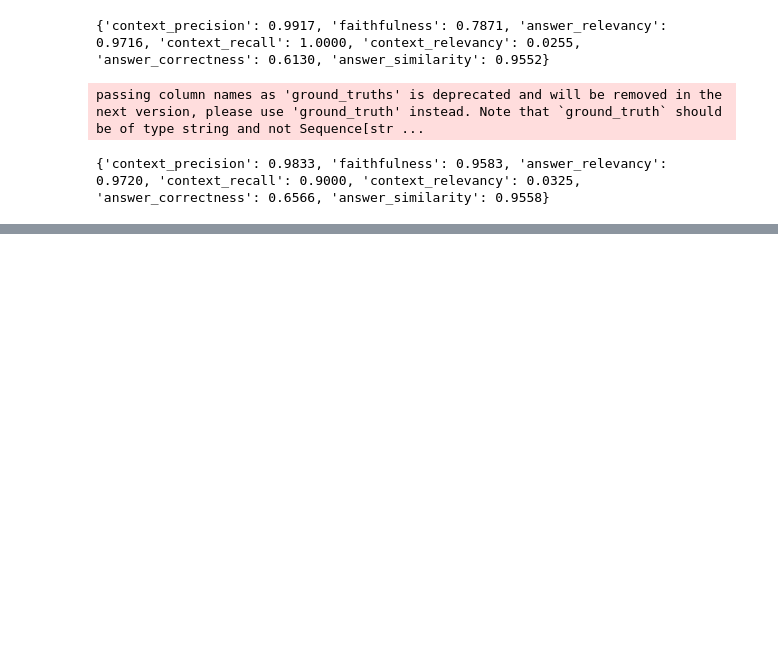
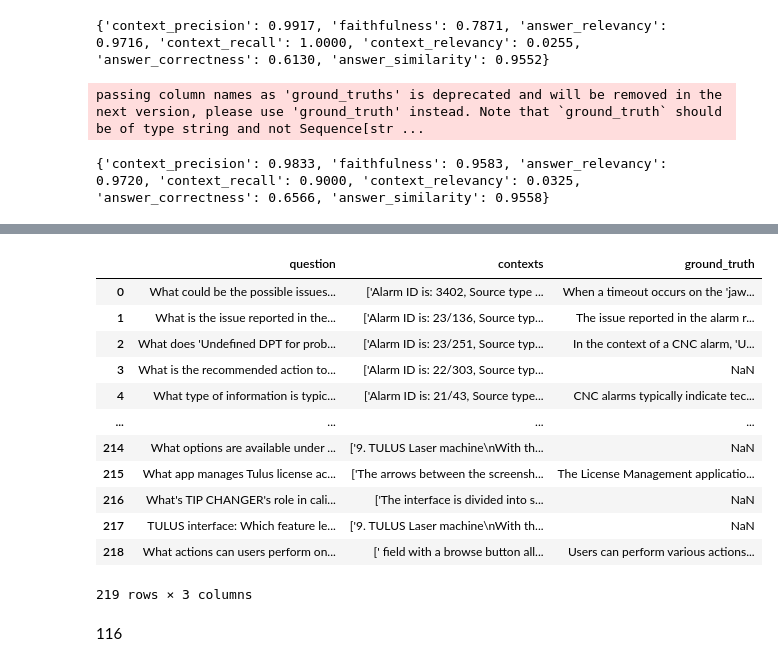
Before and after one commit to hadi-ibra/prima-power-hmi-assistant, a Jupyter notebook: notebooks/naive_rag.ipynb, the cells around one changed output, grey strips where cells are left out. Drawn from its saved outputs; the diff is of its cells as text; code cells hidden in the pictures; blank space fills up the shorter version.

```diff
--- a/notebooks/naive_rag.ipynb
+++ b/notebooks/naive_rag.ipynb
@@ -1057,0 +1058,27 @@ model.save_results(evaluation_result_with_params, "evaluation_results.json")
+# %%
+import pandas as pd
+
+# Reading the CSV files
+df1 = pd.read_csv('/Users/hadiibrahim/Dev/prima-power-hmi-assistant/src/data/testset_alarms.csv')
+df2 = pd.read_csv('/Users/hadiibrahim/Dev/prima-power-hmi-assistant/src/data/testset_manual.csv')
+df3 = pd.read_csv('/Users/hadiibrahim/Dev/prima-power-hmi-assistant/src/data/trainset_manual.csv')
+
+# Combining the dataframes
+combined_df1 = pd.concat([df1, df2, df3], ignore_index=True)
+combined_df1.drop(['evolution_type', 'metadata','episode_done'], axis=1, inplace=True)
+# %%
+combined_df1
+# %% [output]
+|  | question | contexts | ground_truth |
+| 0 | What could be the possible issues... | ['Alarm ID is: 3402, Source type ... | When a timeout occurs on the 'jaw... |
+| 1 | What is the issue reported in the... | ['Alarm ID is: 23/136, Source typ... | The issue reported in the alarm r... |
+| 2 | What does 'Undefined DPT for prob... | ['Alarm ID is: 23/251, Source typ... | In the context of a CNC alarm, 'U... |
+| 3 | What is the recommended action to... | ['Alarm ID is: 22/303, Source typ... | NaN |
+| 4 | What type of information is typic... | ['Alarm ID is: 21/43, Source type... | CNC alarms typically indicate tec... |
+| ... | ... | ... | ... |
+| 214 | What options are available under ... | ['9. TULUS Laser machine\nWith th... | NaN |
+| 215 | What app manages Tulus license ac... | ['The arrows between the screensh... | The License Management applicatio... |
+| 216 | What's TIP CHANGER's role in cali... | ['The interface is divided into s... | NaN |
+| 217 | TULUS interface: Which feature le... | ['9. TULUS Laser machine\nWith th... | NaN |
+| 218 | What actions can users perform on... | [' field with a browse button all... | Users can perform various actions... |
+219 rows × 3 columns
@@ -1057,0 +1092,2 @@ model.save_results(evaluation_result_with_params, "evaluation_results.json")
+# %% [markdown]
+116
```
Also changed, not shown: parts of 26 cells of this notebook, 28 other files.
